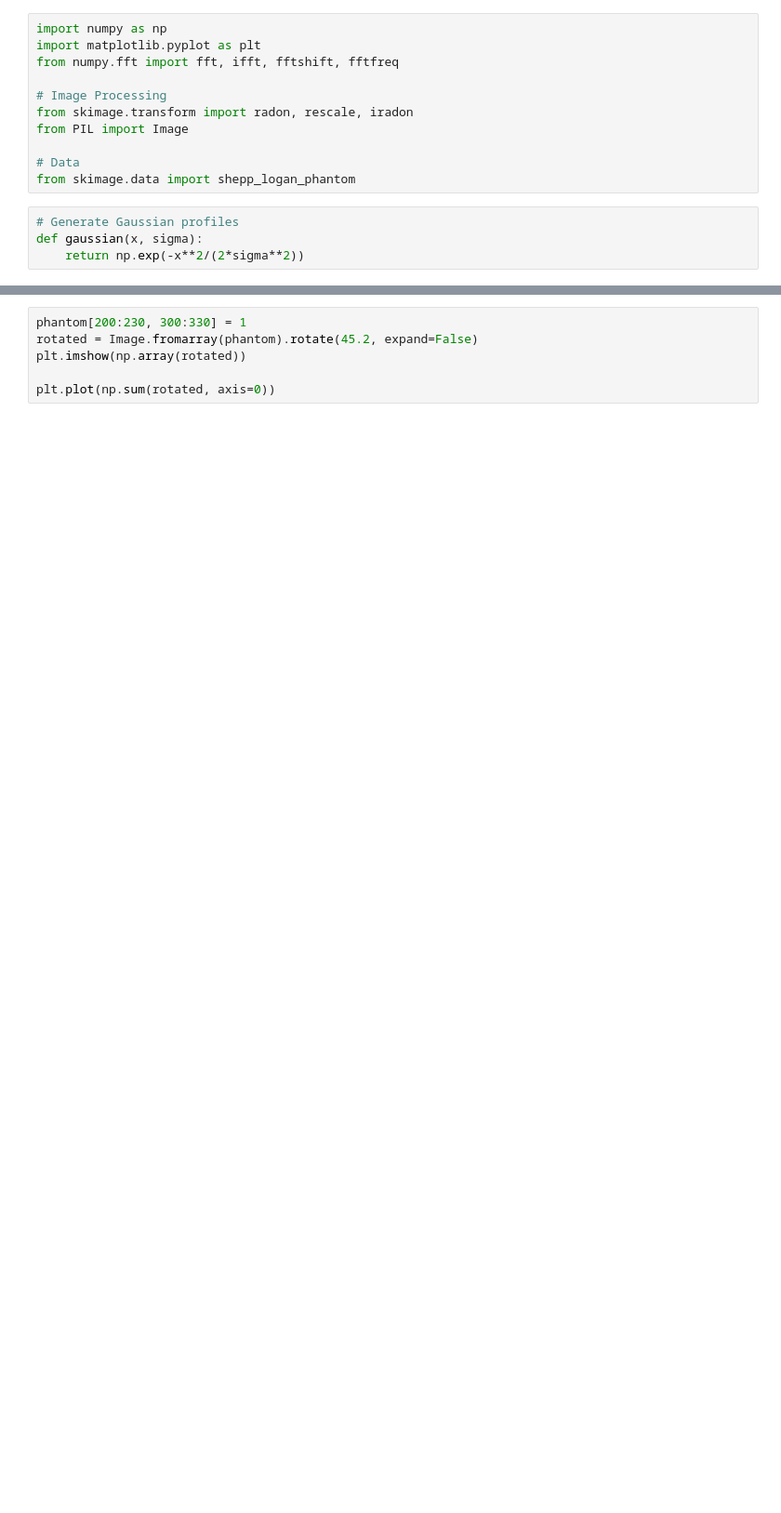
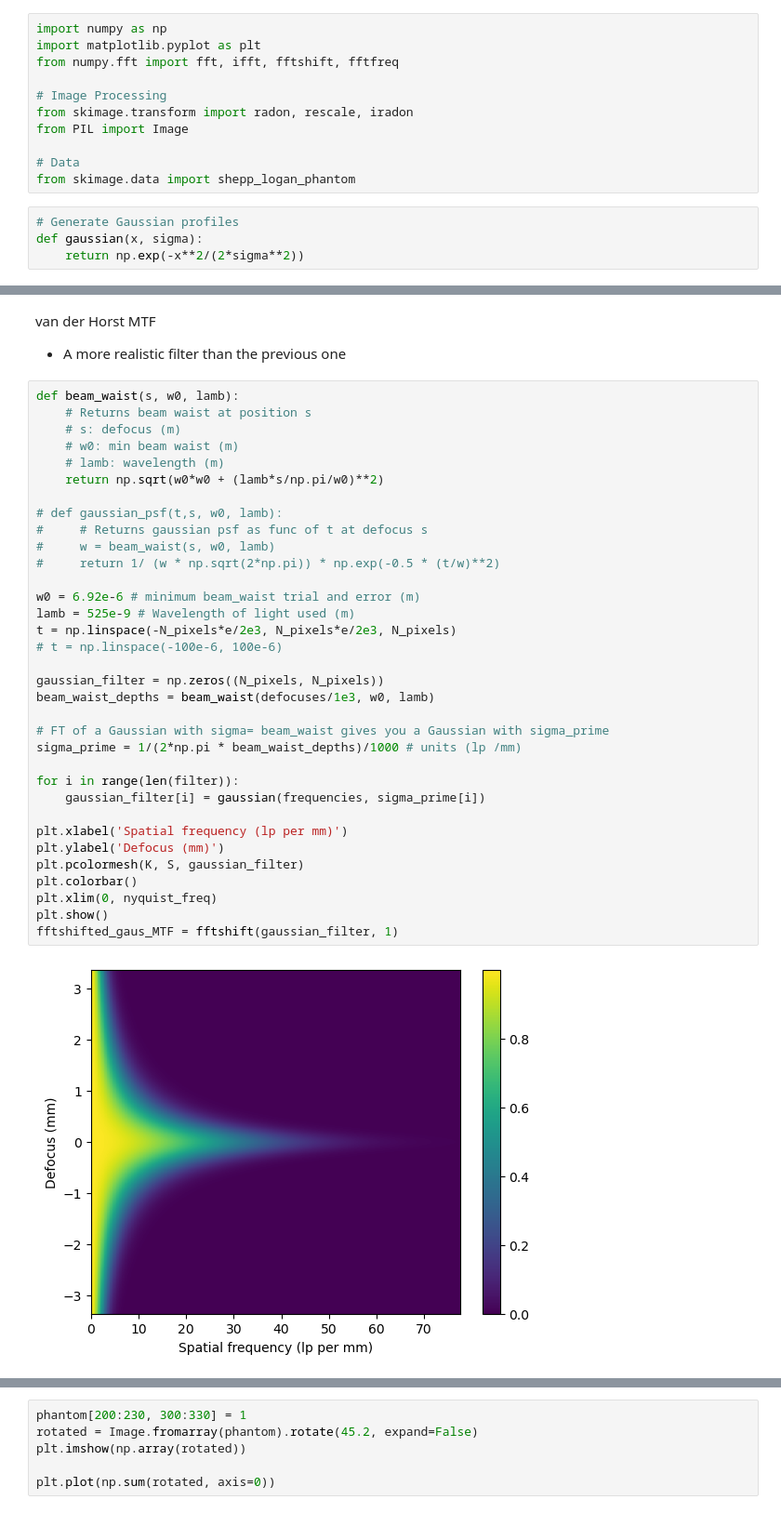
Before and after one commit to kwokkenton/optea, a Jupyter notebook: reconstruction_models/forward_model.ipynb, the cells around one changed output, grey strips where cells are left out. Shown at 93% size. Cells and saved outputs as stored; diff of their text form; blank space fills up the shorter version.

```diff
--- a/reconstruction_models/forward_model.ipynb
+++ b/reconstruction_models/forward_model.ipynb
@@ -37,0 +70,39 @@ def gaussian(x, sigma):
+# %% [markdown]
+van der Horst MTF
+* A more realistic filter than the previous one
+# %%
+def beam_waist(s, w0, lamb):
+    # Returns beam waist at position s
+    # s: defocus (m)
+    # w0: min beam waist (m)
+    # lamb: wavelength (m)
+    return np.sqrt(w0*w0 + (lamb*s/np.pi/w0)**2)
+
+# def gaussian_psf(t,s, w0, lamb):
+#     # Returns gaussian psf as func of t at defocus s
+#     w = beam_waist(s, w0, lamb)
+#     return 1/ (w * np.sqrt(2*np.pi)) * np.exp(-0.5 * (t/w)**2)
+
+w0 = 6.92e-6 # minimum beam_waist trial and error (m)
+lamb = 525e-9 # Wavelength of light used (m)
+t = np.linspace(-N_pixels*e/2e3, N_pixels*e/2e3, N_pixels)
+# t = np.linspace(-100e-6, 100e-6)
+
+gaussian_filter = np.zeros((N_pixels, N_pixels))
+beam_waist_depths = beam_waist(defocuses/1e3, w0, lamb)
+
+# FT of a Gaussian with sigma= beam_waist gives you a Gaussian with sigma_prime
+sigma_prime = 1/(2*np.pi * beam_waist_depths)/1000 # units (lp /mm)
+
+for i in range(len(filter)):
+    gaussian_filter[i] = gaussian(frequencies, sigma_prime[i])
+
+plt.xlabel('Spatial frequency (lp per mm)')
+plt.ylabel('Defocus (mm)')
+plt.pcolormesh(K, S, gaussian_filter)
+plt.colorbar()
+plt.xlim(0, nyquist_freq)
+plt.show()
+fftshifted_gaus_MTF = fftshift(gaussian_filter, 1)
+# %% [output]
+[figure, added]
```
Also changed, not shown: parts of 23 cells of this notebook, 2 other files.
